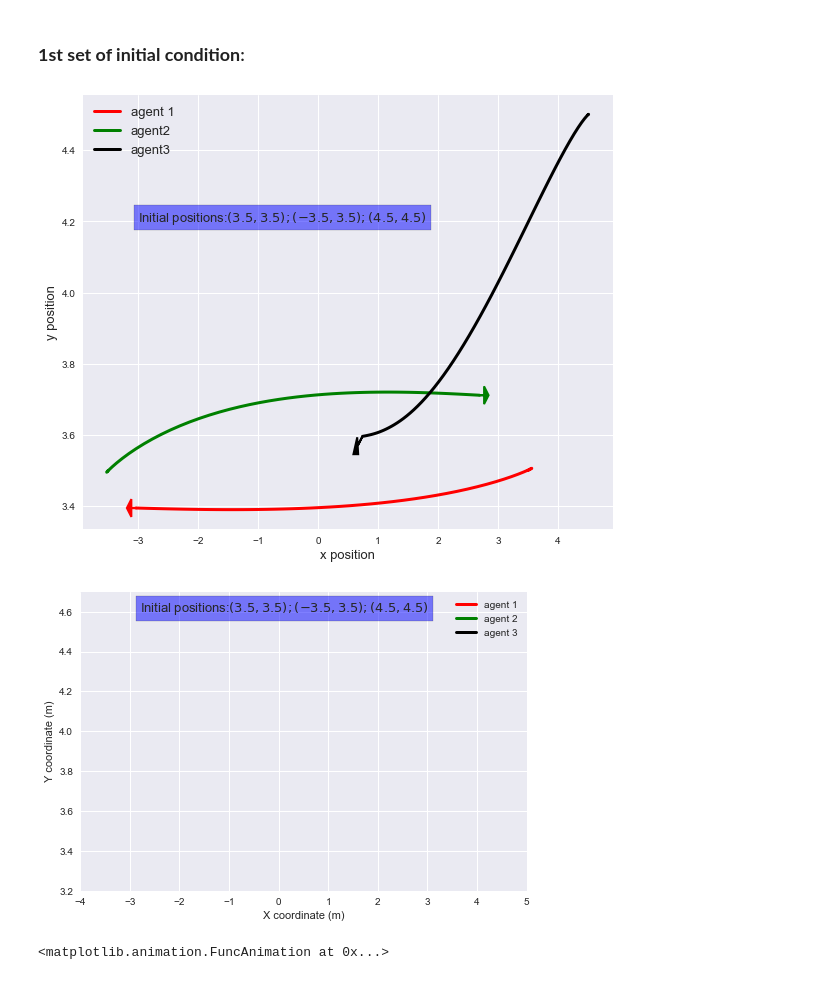
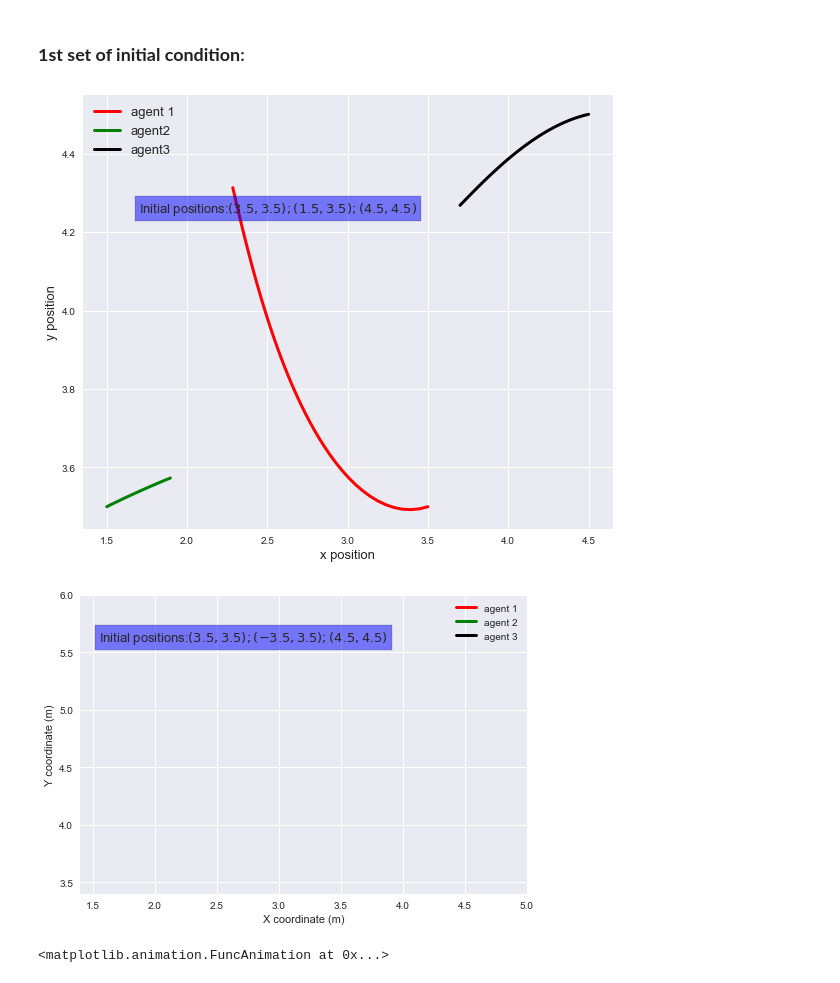
Before and after one commit to RandyChen233/potential-iLQR, a Jupyter notebook: mpc_3_agents.ipynb, the cells around one changed output. Cells and saved outputs as stored; diff of their text form; code cells hidden in the pictures.

```diff
--- a/mpc_3_agents.ipynb
+++ b/mpc_3_agents.ipynb
@@ -306,7 +313,7 @@ l_ux = np.vstack([
             approx_fprime(x, lambda x: l_u(x, u)[i], 1e-3) for i in range(3*n_u)
         ])
 # %%
-x_dim = (4,4,4)
+x_dim = (3,3,3)
 u_dim = (2,2,2)
 
 def f(x,u):
@@ -317,7 +324,7 @@ f_x = np.vstack([
         ])
 
 f_u = np.vstack([
-            approx_fprime(u, lambda u: f(x,u)[i], 1e-3) for i in range(3*n_x) #f_u should be (12,6)
+            approx_fprime(u, lambda u: f(x,u)[i], 1e-3) for i in range(3*n_x) #f_u should be (9,6)
         ])
 # %%
 def l_final_x(x_T):
@@ -458,7 +465,7 @@ def forward_pass(x_trj, u_trj, k_trj, K_trj):
 #         x_trj_new[n+1,:] = # Apply dynamics
     for n in range(u_trj.shape[0]):
         u_trj_new[n,:] =u_trj[n,:]+k_trj[n,:] + K_trj[n,:].dot((x_trj_new[n,:]-x_trj[n,:])); # Apply feedback law
-        x_trj_new[n+1,:] =discrete_dynamics_multiple(x_trj_new[n,:],u_trj_new[n,:],(4,4,4),(2,2,2));
+        x_trj_new[n+1,:] =discrete_dynamics_multiple(x_trj_new[n,:],u_trj_new[n,:],(3,3,3),(2,2,2));
 
     return x_trj_new, u_trj_new
 # %% [markdown]
@@ -562,77 +569,65 @@ def run_ilqr(x0, N, max_iter=100, regu_init=100):
 ### **1st set of initial condition**:
 # %%
 # Setup problem and call iLQR
-x0 = np.array([3.5,3.5,0.1,1,      #1st row for agent1, 2nd row for agent2, 3rd row for agent3
-               -3.5,3.5,0.2,-0.5,
-               4.5,4.5,0.1,0.2])
+x0 = np.array([3.5,3.5,0.1,      #1st row for agent1, 2nd row for agent2, 3rd row for agent3
+               1.5,3.5,0.2,
+               4.5,4.5,0.1])
 
 N = 60
-max_iter=50
-regu_init=120
-Q = np.eye(12)*10;
+max_iter=60
+regu_init=100
+Q = np.eye(9)*10;
 R = np.eye(6)
 x_trj, u_trj, cost_trace, regu_trace, redu_ratio_trace, redu_trace = run_ilqr(x0, N, max_iter, regu_init)
-# %%
-import seaborn as sns
-plt.style.use('seaborn')
 # %%
 plt.figure(figsize=(9.5,8))
 #ax = plt.gca()
 
 # Plot resulting trajecotry of car
 plt.plot(x_trj[:,0], x_trj[:,1], '-r',linewidth=3,label='agent 1')
-plt.plot(x_trj[:,4], x_trj[:,5], '-g', linewidth=3,label='agent2')
-plt.plot(x_trj[:,8],x_trj[:,9], '-k', linewidth=3,label='agent3')
-plt.text(-3, 4.2, "Initial positions:$(3.5,3.5);(-3.5,3.5);(4.5,4.5)$", bbox=dict(facecolor='blue', alpha=0.5),fontsize=13)
-plt.arrow(x_trj[:,0][-1], x_trj[:,1][-1],-0.15,0.,shape='full', lw=2,
-   length_includes_head=True, head_width=.05, color='r')
-
-plt.arrow(x_trj[:,4][-1], x_trj[:,5][-1],0.15,0.,shape='full', lw=2,
-   length_includes_head=True, head_width=.05, color='g')
-
-plt.arrow(x_trj[:,8][-1], x_trj[:,9][-1],-0.15,-0.05,shape='full', lw=2,
-   length_includes_head=True, head_width=.05, color='k')
-
+plt.plot(x_trj[:,3], x_trj[:,4], '-g', linewidth=3,label='agent2')
+plt.plot(x_trj[:,6],x_trj[:,7], '-k', linewidth=3,label='agent3')
+plt.text(1.7, 4.25, "Initial positions:$(3.5,3.5);(1.5,3.5);(4.5,4.5)$", bbox=dict(facecolor='blue', alpha=0.5),fontsize=13)
 
 plt.xlabel('x position',fontsize=13)
 plt.ylabel('y position',fontsize=13)
 plt.legend(loc='upper left',fontsize=13);
 # %% [output]
-[figure, old version]
+[figure, new version]
 # %%
 fig = plt.figure()
-ax = plt.axes(xlim=(-4,5), ylim=(3.2, 4.7))
+ax = plt.axes(xlim=(1.4,5), ylim=(3.4, 6))
 
 ax = plt.gca()
 
 # Plot initial line to fill in as we go
 line1, = ax.plot([], [], lw=3,color='r',label='agent 1')
 line2, = ax.plot([], [], lw=3,color='g',label='agent 2')
 line3, = ax.plot([], [], lw=3,color='k',label='agent 3')
 ax.legend(loc='upper right')
 ax.set_xlabel('X coordinate (m)')
 ax.set_ylabel('Y coordinate (m)')
-ax.text(-2.8, 4.6, "Initial positions:$(3.5,3.5);(-3.5,3.5);(4.5,4.5)$", bbox=dict(facecolor='blue', alpha=0.5),fontsize=13)
+ax.text(1.55, 5.6, "Initial positions:$(3.5,3.5);(-3.5,3.5);(4.5,4.5)$", bbox=dict(facecolor='blue', alpha=0.5),fontsize=13)
 def animate(i):
     # Plot resulting trajecotry of car
 
 
     line1.set_xdata(x_trj[:i,0])
-    line2.set_xdata(x_trj[:i,4])
-    line3.set_xdata(x_trj[:i,8])
+    line2.set_xdata(x_trj[:i,3])
+    line3.set_xdata(x_trj[:i,6])
 
-    #line.set_ydata(x_trj[:i,1:10:4])
+
     line1.set_ydata(x_trj[:i,1])
-    line2.set_ydata(x_trj[:i,5])
-    line3.set_ydata(x_trj[:i,9])
+    line2.set_ydata(x_trj[:i,4])
+    line3.set_ydata(x_trj[:i,7])
 
 
     return line1,line2,line3
 
 
 anim = FuncAnimation(fig, animate, frames=x_trj.shape[0], interval=200) # animation doesn't show up?
 # %% [output]
-[figure, old version]
+[figure, new version]
 # %%
 anim
 # %% [output]
```
Also changed, not shown: parts of 16 cells of this notebook.
